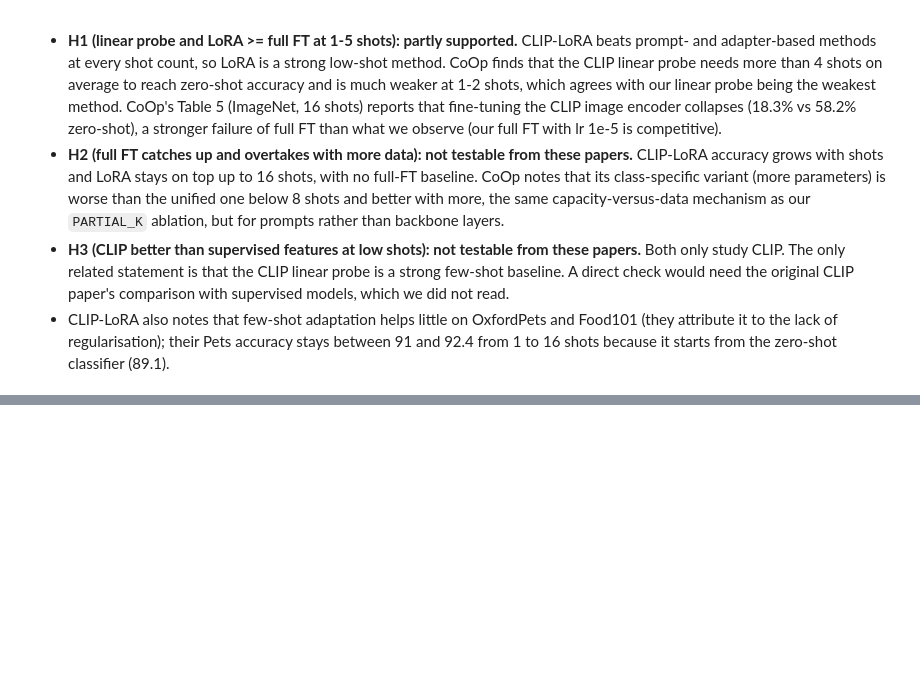
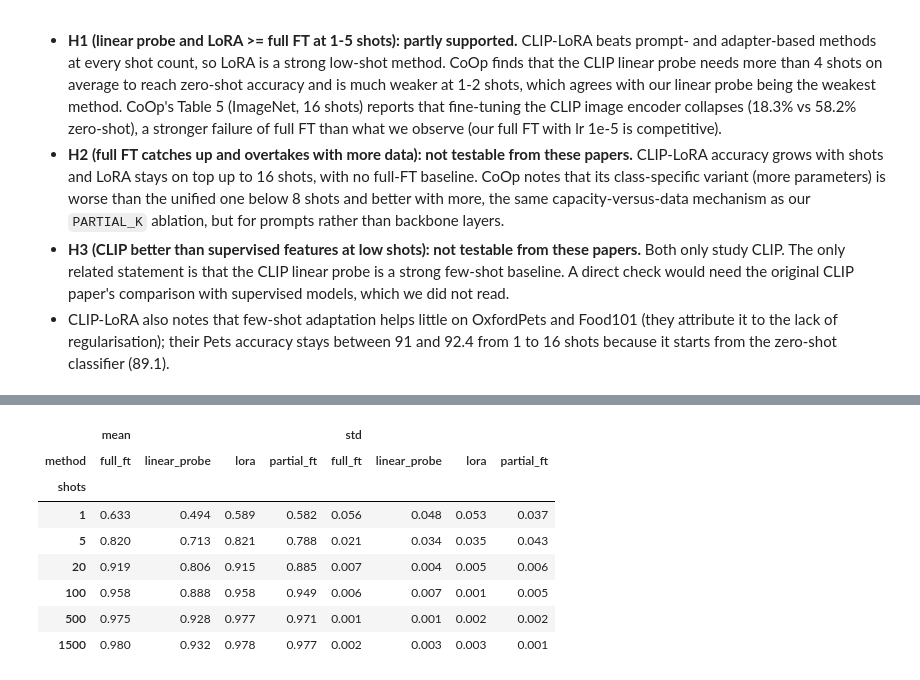
Before and after one commit to capialbino/ml4cv-low-data-finetuning, a Jupyter notebook: low_data_finetuning.ipynb, the cells around one changed output, grey strips where cells are left out. Saved outputs shown, nothing was run; the diff lists cells and outputs as text; code cells hidden in the pictures; blank space fills up the shorter version.

```diff
--- a/low_data_finetuning.ipynb
+++ b/low_data_finetuning.ipynb
@@ -443,6 +503,7 @@ The main study differs from CLIP-LoRA (Zanella & Ben Ayed, 2024) on purpose (ima
 - Same few-shot subsets as the main study (seeds 0, 1, 2), shots 1 and 4. 16 shots (8000 steps per run) were not run.
 - Known differences: official Flowers102 test split (6,149 images) instead of the CoOp split (2,463); class names from the OpenAI/CLIP-benchmark list; some implementation details (initialisation of dropout, bf16 autocast) are our choice. Zero-shot accuracy is evaluated as a sanity check of the pipeline (paper: Flowers 71.4, Pets 89.1).
 # %%
+# Replication of the CLIP-LoRA protocol (Zanella & Ben Ayed, 2024): text-initialised classifier, LoRA on both CLIP towers.
 import json
 from transformers import CLIPModel, CLIPTokenizer
 
@@ -450,15 +511,18 @@ REPLICATION_CSV = Path('results/replication.csv')
 HF_CLIP = 'openai/clip-vit-base-patch16'
 _names = json.load(open(DATA_ROOT / 'en_classnames.json'))  # CLIP-benchmark list, same order as the torchvision labels
 CLASSNAMES = {'flowers102': _names['flowers'], 'pets': _names['pets']}
+# hyperparameters of the paper: LoRA rank 2, scaling alpha/r = 1/2, dropout 0.25, AdamW lr 2e-4, 500 iterations per shot
 REP = dict(rank=2, alpha=1, dropout=0.25, lr=2e-4, wd=0.01, bs=32, iters_per_shot=500)
 REP_SHOTS = [1, 4]
 BICUBIC = T.InterpolationMode.BICUBIC
+# CLIP-style augmentation (strong random crop) and bicubic evaluation resize, as in the paper's protocol
 REP_TRAIN_TF = T.Compose([T.RandomResizedCrop(224, scale=(0.08, 1.0), interpolation=BICUBIC), T.RandomHorizontalFlip(),
                           T.ToTensor(), T.Normalize(*NORM['clip_vitb16'])])
 REP_TEST_TF = T.Compose([T.Resize(224, interpolation=BICUBIC), T.CenterCrop(224), T.PILToTensor()])
 _REP_TEST = {}
 
 class LoRALinearDropout(LoRALinear):
+    """LoRALinear with dropout applied to the input of the low-rank branch only (the frozen path is untouched)."""
     def __init__(self, base, rank, alpha, dropout):
         super().__init__(base, rank, alpha)
         self.drop = nn.Dropout(dropout)
@@ -472,6 +536,7 @@ class ClipClassifier(nn.Module):
         super().__init__()
         self.clip = CLIPModel.from_pretrained(HF_CLIP)
         tok = CLIPTokenizer.from_pretrained(HF_CLIP)
+        # one prompt per class; the classifier weights are the (adapted) text embeddings of these prompts
         self.tokens = tok([f'a photo of a {c}.' for c in classnames], padding=True, return_tensors='pt')
         for p in self.clip.parameters():
             p.requires_grad = False
@@ -486,10 +551,12 @@ class ClipClassifier(nn.Module):
         return F.normalize(self.clip.get_text_features(**t), dim=-1)
 
     def forward(self, x, text=None):
+        # logits = learned temperature x cosine similarity between image and class-text embeddings
         text = self.text_features() if text is None else text
         return self.clip.logit_scale.exp() * F.normalize(self.clip.get_image_features(pixel_values=x), dim=-1) @ text.T
 
 def rep_test_set(name):
+    # Decode the test images once (uint8) with the replication's own evaluation transform.
     if name not in _REP_TEST:
         test = load_dataset(name, 'clip_vitb16', test_tf=REP_TEST_TF)[2]
         xs, ys = zip(*DataLoader(test, batch_size=128, num_workers=NUM_WORKERS))
@@ -502,7 +569,7 @@ def rep_evaluate(model, name):
     x_u8, y = rep_test_set(name)
     mean, std = (torch.tensor(v, device=DEVICE).view(1, 3, 1, 1) for v in NORM['clip_vitb16'])
     with torch.autocast(DEVICE, dtype=torch.bfloat16):
-        text = model.text_features()
+        text = model.text_features()  # computed once for the whole test set
         correct = sum((model((x_u8[i:i + 128].to(DEVICE).float() / 255 - mean) / std, text).argmax(1).cpu() == y[i:i + 128]).sum().item()
                       for i in range(0, len(y), 128))
     return correct / len(y)
@@ -513,7 +580,7 @@ def run_replication(dataset, shots, seed):
     model = ClipClassifier(CLASSNAMES[dataset], lora=shots > 0).to(DEVICE)
     if shots > 0:
         train_ds, labels, _ = load_dataset(dataset, 'clip_vitb16', train_tf=REP_TRAIN_TF)
-        idx = few_shot_indices(labels, shots, seed)
+        idx = few_shot_indices(labels, shots, seed)  # same k-shot subsets as the main study
         loader = DataLoader(Subset(train_ds, idx), batch_size=min(REP['bs'], len(idx)), shuffle=True, num_workers=NUM_WORKERS, pin_memory=True)
         opt = torch.optim.AdamW([p for p in model.parameters() if p.requires_grad], lr=REP['lr'], weight_decay=REP['wd'])
         steps = REP['iters_per_shot'] * shots
@@ -534,6 +601,7 @@ def run_replication(dataset, shots, seed):
                     break
     return rep_evaluate(model, dataset)
 
+# Resumable loop: zero-shot once per dataset (deterministic), then 1 and 4 shots for 3 seeds.
 done_rep = set(zip(*[pd.read_csv(REPLICATION_CSV)[c] for c in ('dataset', 'shots', 'seed')])) if REPLICATION_CSV.exists() else set()
 jobs = [(ds_, 0, 0) for ds_ in CLASSNAMES] + [(ds_, k_, s_) for ds_ in CLASSNAMES for k_ in REP_SHOTS for s_ in SEEDS]
 for ds_, k_, s_ in jobs:
@@ -638,0 +838,76 @@ Only what the two papers report (CLIP-LoRA, arXiv:2405.18541; CoOp, arXiv:2109.0
+# %%
+# Scaling analysis: accuracy tables and plots per backbone, then the matched CLIP-vs-supervised comparison (H3).
+METH = list(SCALE_GRID)
+default_lr = {'linear_probe': 1e-3, 'partial_ft': 1e-5, 'full_ft': 1e-5, 'lora': 5e-4}  # main-study values, to measure the tuning gain
+FIN, PIV = {}, {}  # FIN: test rows of the selected lr per backbone; PIV: accuracy pivoted by seed (for paired differences)
+fig, axes = plt.subplots(len(SCALE_BACKBONES), 3, figsize=(16, 4 * len(SCALE_BACKBONES)))
+for r, bb_ in enumerate(SCALE_BACKBONES):
+    if not SCALE_CSV[bb_].exists():
+        continue
+    sc = pd.read_csv(SCALE_CSV[bb_])
+    # selected lr = best validation accuracy on seed 0 (same rule as the run cell)
+    seed0 = sc[sc.seed == 0]
+    best = seed0.loc[seed0.groupby(['method', 'shots']).val_acc.idxmax(), ['method', 'shots', 'lr']].rename(columns={'lr': 'best_lr'})
+    fin = sc.merge(best, on=['method', 'shots'])
+    fin = fin[np.isclose(fin.lr, fin.best_lr)]  # test accuracy of the validation-selected lr, seeds 0-2
+    FIN[bb_] = fin
+
+    acc_tab = fin.groupby(['shots', 'method']).test_acc.agg(['mean', 'std']).unstack('method').round(3)
+    lr_tab = best.pivot(index='shots', columns='method', values='best_lr')
+    piv = fin.pivot_table(index=['shots', 'seed'], columns='method', values='test_acc')
+    PIV[bb_] = piv
+    # paired by seed (same subset): full FT minus each other method
+    diff_tab = pd.concat({f'full_ft - {m}': (piv.full_ft - piv[m]).groupby('shots').agg(['mean', 'std']) for m in METH if m != 'full_ft'}, axis=1).round(3)
+    # how much tuning helps: seed-0 test accuracy at the selected lr minus at the main-study default lr
+    s0 = seed0.assign(default=seed0.method.map(default_lr))
+    acc_default = s0[np.isclose(s0.lr, s0.default)].set_index(['method', 'shots']).test_acc
+    acc_tuned = fin[fin.seed == 0].set_index(['method', 'shots']).test_acc
+    tune_gain = (acc_tuned - acc_default).unstack('method').round(3)
+
+    # column 1: accuracy versus training images per class (log x axis)
+    for m in METH:
+        g = fin[fin.method == m].groupby('shots').test_acc.agg(['mean', 'std'])
+        axes[r, 0].errorbar(g.index, g['mean'], g['std'], marker='o', capsize=3, label=m)
+    axes[r, 0].set(xscale='log', xlabel='training images per class', ylabel='test accuracy', title=f'EuroSAT, {bb_} (tuned lr)')
+    axes[r, 0].legend()
+    # column 2: paired difference full FT - method; a crossover would be a curve going from below 0 to above 0
+    for m in METH:
+        if m != 'full_ft':
+            d = (piv.full_ft - piv[m]).groupby('shots').agg(['mean', 'std'])
+            axes[r, 1].errorbar(d.index, d['mean'], d['std'], marker='o', capsize=3, label=f'full_ft - {m}')
+    axes[r, 1].axhline(0, color='k', lw=0.8)
+    axes[r, 1].set(xscale='log', xlabel='training images per class', ylabel='accuracy difference', title='paired by seed; > 0: full FT better')
+    axes[r, 1].legend()
+    # column 3: selected learning rate (points on the grid edge suggest the optimum may lie outside the grid)
+    for m in METH:
+        axes[r, 2].plot(lr_tab.index, lr_tab[m], marker='o', label=m)
+    axes[r, 2].set(xscale='log', yscale='log', xlabel='training images per class', ylabel='validation-selected lr', title='chosen learning rate')
+    axes[r, 2].legend()
+    print(f'===== {bb_}: test accuracy (mean, std over seeds), difference full FT - method, selected lr, tuning gain =====')
+    display(acc_tab)
+    display(diff_tab)
+    display(lr_tab)
+    print('test accuracy, tuned minus main-study default lr (seed 0 only):')
+    display(tune_gain)
+plt.tight_layout()
+plt.show()
+
+# H3: same seed => same k-shot subset and same test set, so CLIP - supervised is paired by seed
+if len(PIV) == 2:
+    h3 = pd.concat({m: (PIV['clip_vitb16'][m] - PIV['vit_b16_sup'][m]).groupby('shots').agg(['mean', 'std']) for m in METH}, axis=1).round(3)
+    fig, axes = plt.subplots(1, 2, figsize=(11, 4))
+    for m in METH:
+        for bb_, ls in zip(SCALE_BACKBONES, ['-', '--']):
+            g = FIN[bb_][FIN[bb_].method == m].groupby('shots').test_acc.mean()
+            axes[0].plot(g.index, g.values, ls, marker='o', color=f'C{METH.index(m)}', label=f'{m} / {bb_}')
+        axes[1].errorbar(h3[m].index, h3[m]['mean'], h3[m]['std'], marker='o', capsize=3, label=m)
+    axes[0].set(xscale='log', xlabel='training images per class', ylabel='test accuracy', title='EuroSAT: CLIP (solid) vs supervised (dashed)')
+    axes[0].legend(fontsize=7)
+    axes[1].axhline(0, color='k', lw=0.8)
+    axes[1].set(xscale='log', xlabel='training images per class', ylabel='accuracy difference', title='H3: CLIP - supervised (paired by seed); > 0: CLIP better')
+    axes[1].legend()
+    plt.tight_layout()
+    plt.show()
+    print('H3: CLIP - supervised, mean and std over seeds')
+    display(h3)
+# %% [output]
@@ -638,0 +915,9 @@ Only what the two papers report (CLIP-LoRA, arXiv:2405.18541; CoOp, arXiv:2109.0
+|  | mean |  |  |  | std |  |  |  |
+| method | full_ft | linear_probe | lora | partial_ft | full_ft | linear_probe | lora | partial_ft |
+| shots |  |  |  |  |  |  |  |  |
+| 1 | 0.633 | 0.494 | 0.589 | 0.582 | 0.056 | 0.048 | 0.053 | 0.037 |
+| 5 | 0.820 | 0.713 | 0.821 | 0.788 | 0.021 | 0.034 | 0.035 | 0.043 |
+| 20 | 0.919 | 0.806 | 0.915 | 0.885 | 0.007 | 0.004 | 0.005 | 0.006 |
+| 100 | 0.958 | 0.888 | 0.958 | 0.949 | 0.006 | 0.007 | 0.001 | 0.005 |
+| 500 | 0.975 | 0.928 | 0.977 | 0.971 | 0.001 | 0.001 | 0.002 | 0.002 |
+| 1500 | 0.980 | 0.932 | 0.978 | 0.977 | 0.002 | 0.003 | 0.003 | 0.001 |
```
Also changed, not shown: parts of 25 cells of this notebook, 3 other files.
